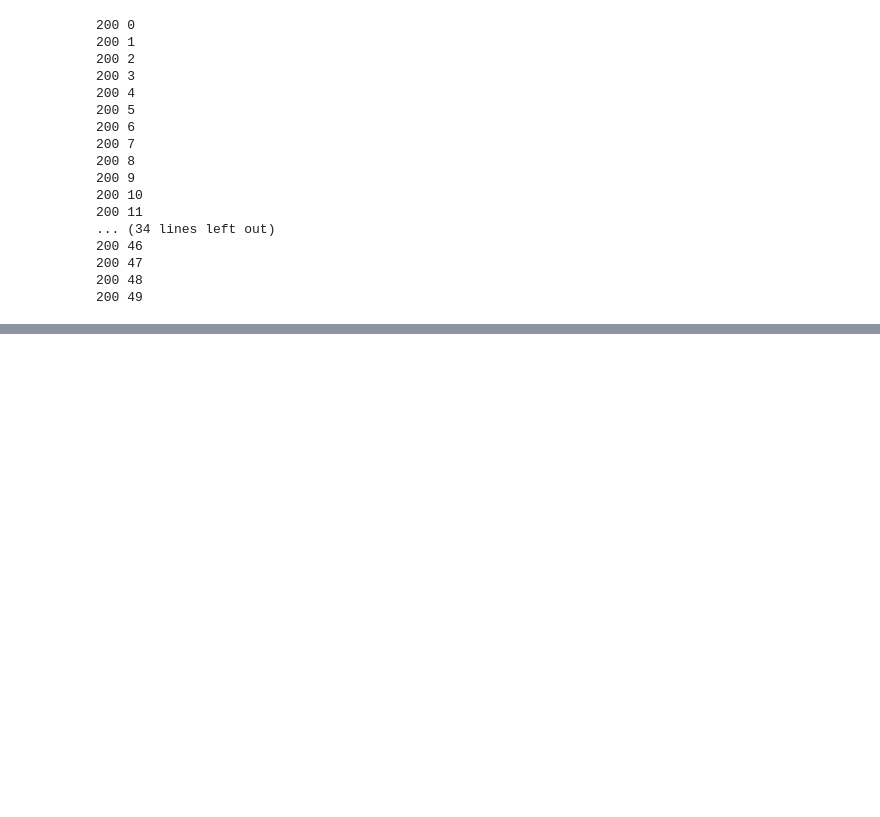
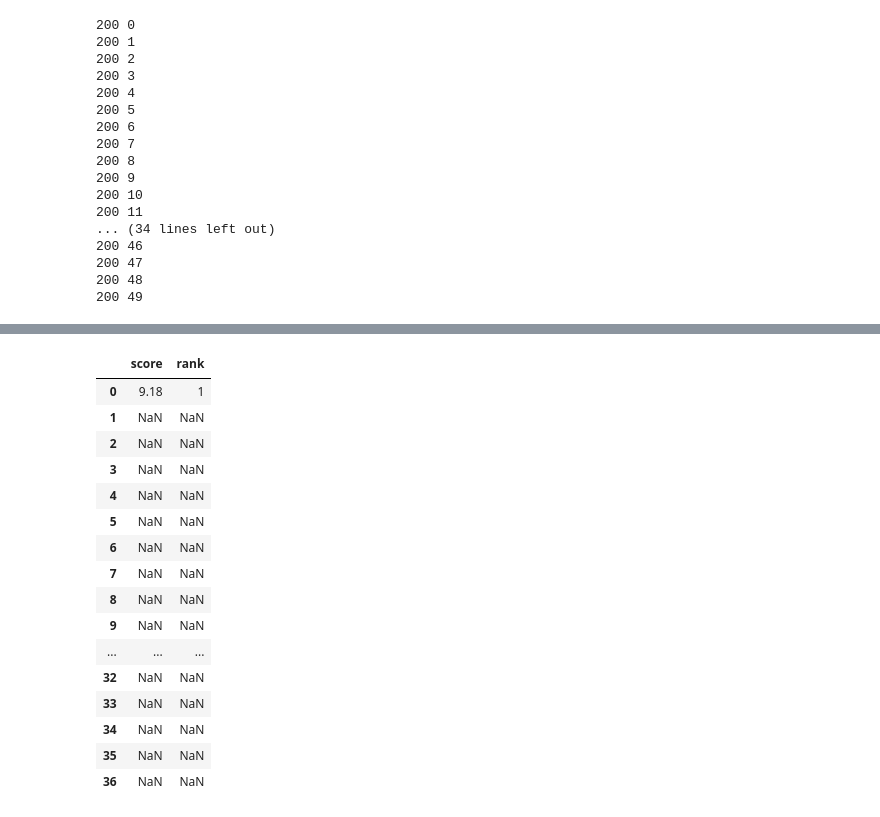
Before and after one commit to laternader/anime-recommendation-system, a Jupyter notebook: Data-scraping-ex.ipynb, the cells around one changed output, grey strips where cells are left out. Saved outputs shown, nothing was run; the diff lists cells and outputs as text; code cells hidden in the pictures; blank space fills up the shorter version.

Commit message:
debugging scraping rank, score, etc.

```diff
--- a/Data-scraping-ex.ipynb
+++ b/Data-scraping-ex.ipynb
@@ -112,4 +119,4 @@ for index, link in enumerate(anime_df['link']):
 url2 = anime_df['link'][0]
 req2 = requests.get(url2)
 content2 = req2.text
-soup2 = BeautifulSoup(content2)
+soup2 = BeautifulSoup(content2, 'html.parser')
@@ -135,0 +123,2 @@ soup2
+# %%
+t2 = soup2.find_all('table')
@@ -135,0 +145,34 @@ soup2
+# %%
+res_list = []
+count = 0
+for row in t2:
+    res = {}
+    if row.find('span',{'itemprop':'ratingValue'}):
+        res['score'] = row.find('span',{'itemprop':'ratingValue'}).text
+
+    if row.find('sup'):
+        res['rank'] = row.find('sup').text
+
+    if row.find('div',{''})
+    res_list.append(res)
+
+
+pd.DataFrame(res_list)
+# %% [output]
+|  | score | rank |
+| 0 | 9.18 | 1 |
+| 1 | NaN | NaN |
+| 2 | NaN | NaN |
+| 3 | NaN | NaN |
+| 4 | NaN | NaN |
+| 5 | NaN | NaN |
+| 6 | NaN | NaN |
+| 7 | NaN | NaN |
+| 8 | NaN | NaN |
+| 9 | NaN | NaN |
+| ... | ... | ... |
+| 32 | NaN | NaN |
+| 33 | NaN | NaN |
+| 34 | NaN | NaN |
+| 35 | NaN | NaN |
+| 36 | NaN | NaN |
```
Also changed, not shown: parts of 3 cells of this notebook.
